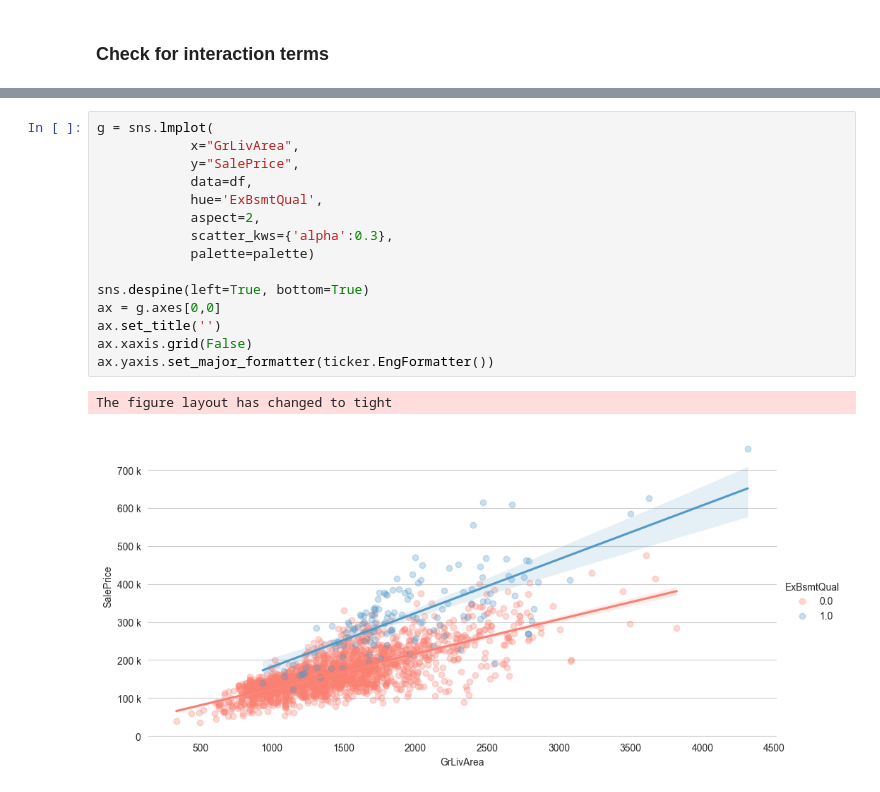
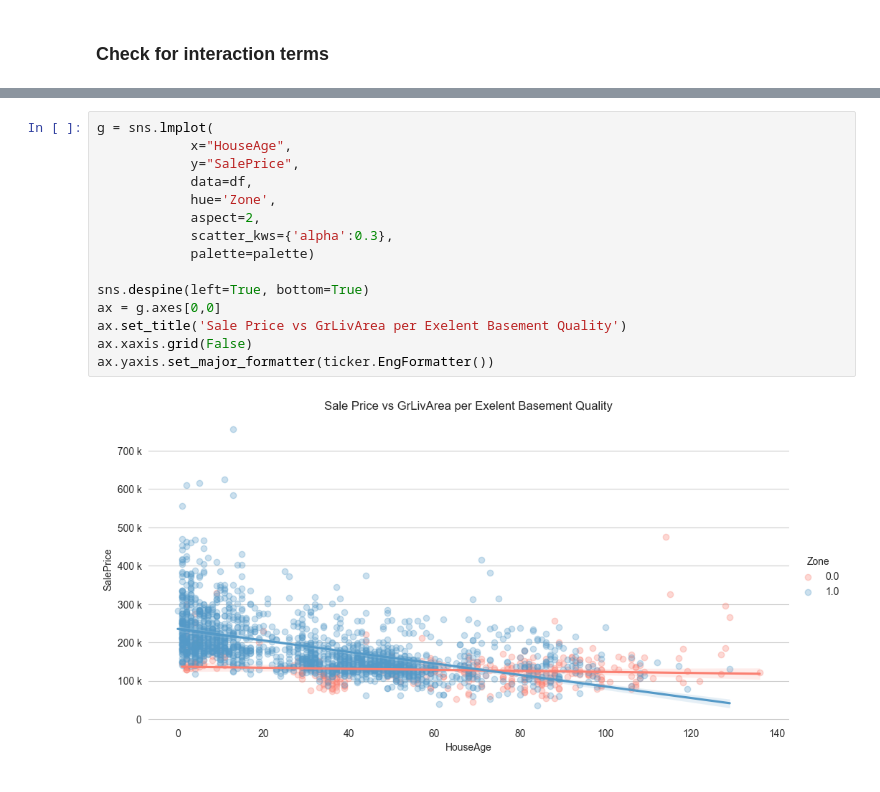
Before and after one commit to franciscapalacios/housing_project, a Jupyter notebook: Preprocessing.ipynb, the cells around one changed output, grey strips where cells are left out. Cells and saved outputs as stored; diff of their text form.

```diff
--- a/Preprocessing.ipynb
+++ b/Preprocessing.ipynb
@@ -348,21 +356,20 @@ df
 # %%
 g = sns.lmplot(
-            x="GrLivArea",
+            x="HouseAge",
             y="SalePrice",
             data=df,
-            hue='ExBsmtQual',
+            hue='Zone',
             aspect=2,
             scatter_kws={'alpha':0.3},
             palette=palette)
 
 sns.despine(left=True, bottom=True)
 ax = g.axes[0,0]
-ax.set_title('')
+ax.set_title('Sale Price vs GrLivArea per Exelent Basement Quality')
 ax.xaxis.grid(False)
 ax.yaxis.set_major_formatter(ticker.EngFormatter())
 # %% [output]
-The figure layout has changed to tight
-[figure, old version]
+[figure, new version]
 # %%
 g = sns.lmplot(
             x="GarageArea",
```
Also changed, not shown: parts of 12 cells of this notebook, 2 other files.
